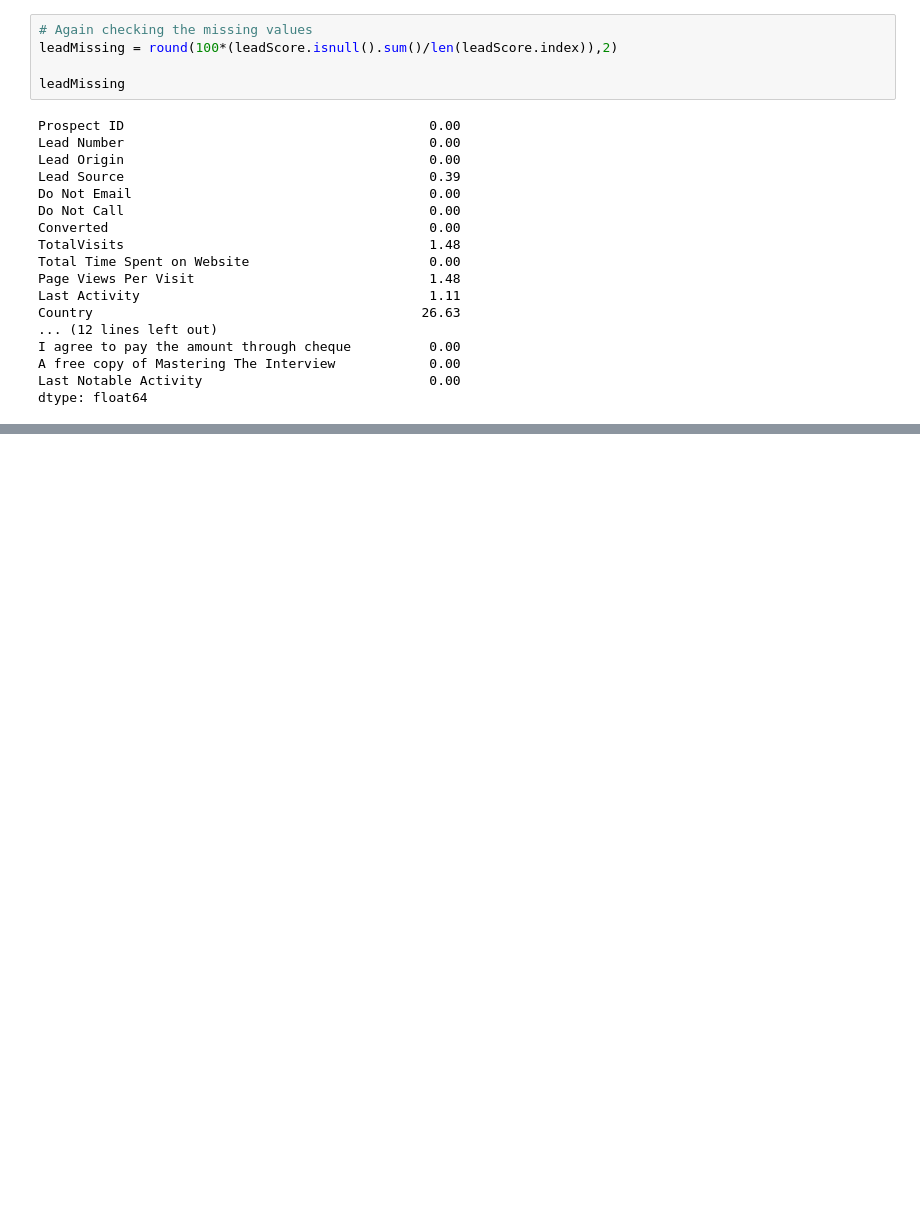
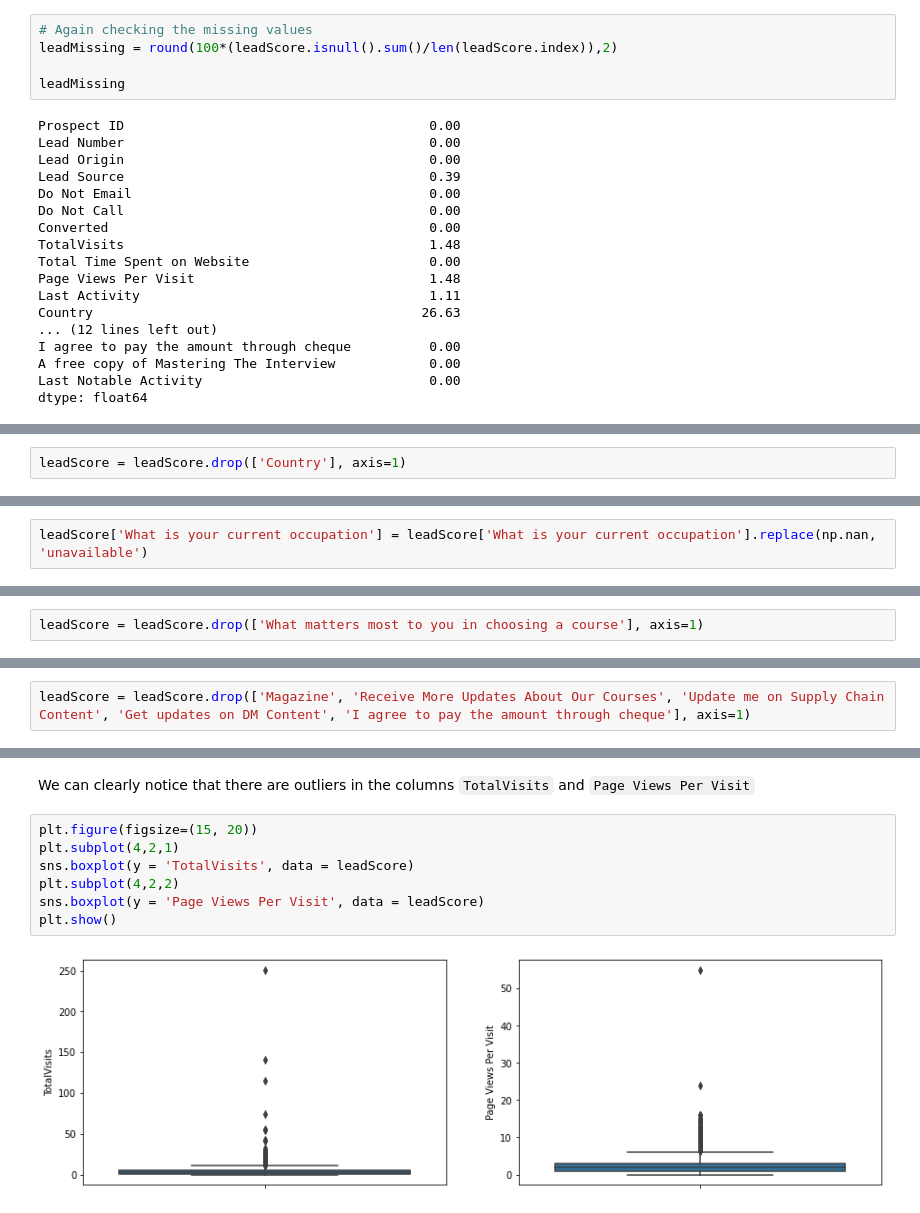
Before and after one commit to ManishDhawal/Lead_Score_Case_Study, a Jupyter notebook: Lead+Scoring+Case+Study.ipynb, the cells around one changed output, grey strips where cells are left out. Drawn from its saved outputs; the diff is of its cells as text; blank space fills up the shorter version.

Commit message:
addition of detailed data cleaning, outlier handling and some EDA

```diff
--- a/Lead+Scoring+Case+Study.ipynb
+++ b/Lead+Scoring+Case+Study.ipynb
@@ -206,0 +341,2 @@ dtype: float64
+# %%
+leadScore = leadScore.drop(['Country'], axis=1)
@@ -206,0 +355,2 @@ dtype: float64
+# %%
+leadScore['What is your current occupation'] = leadScore['What is your current occupation'].replace(np.nan, 'unavailable')
@@ -206,0 +366,2 @@ dtype: float64
+# %%
+leadScore = leadScore.drop(['What matters most to you in choosing a course'], axis=1)
@@ -206,0 +394,2 @@ dtype: float64
+# %%
+leadScore = leadScore.drop(['Magazine', 'Receive More Updates About Our Courses', 'Update me on Supply Chain Content', 'Get updates on DM Content', 'I agree to pay the amount through cheque'], axis=1)
@@ -206,0 +428,11 @@ dtype: float64
+# %% [markdown]
+We can clearly notice that there are outliers in the columns `TotalVisits` and `Page Views Per Visit`
+# %%
+plt.figure(figsize=(15, 20))
+plt.subplot(4,2,1)
+sns.boxplot(y = 'TotalVisits', data = leadScore)
+plt.subplot(4,2,2)
+sns.boxplot(y = 'Page Views Per Visit', data = leadScore)
+plt.show()
+# %% [output]
+[figure, added]
```
Also changed, not shown: parts of 43 cells of this notebook.
